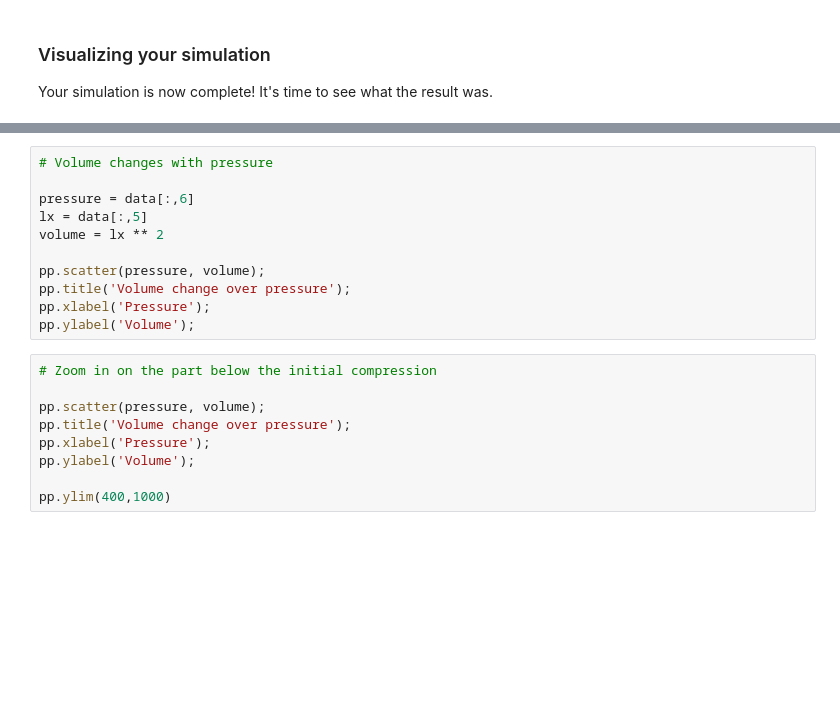
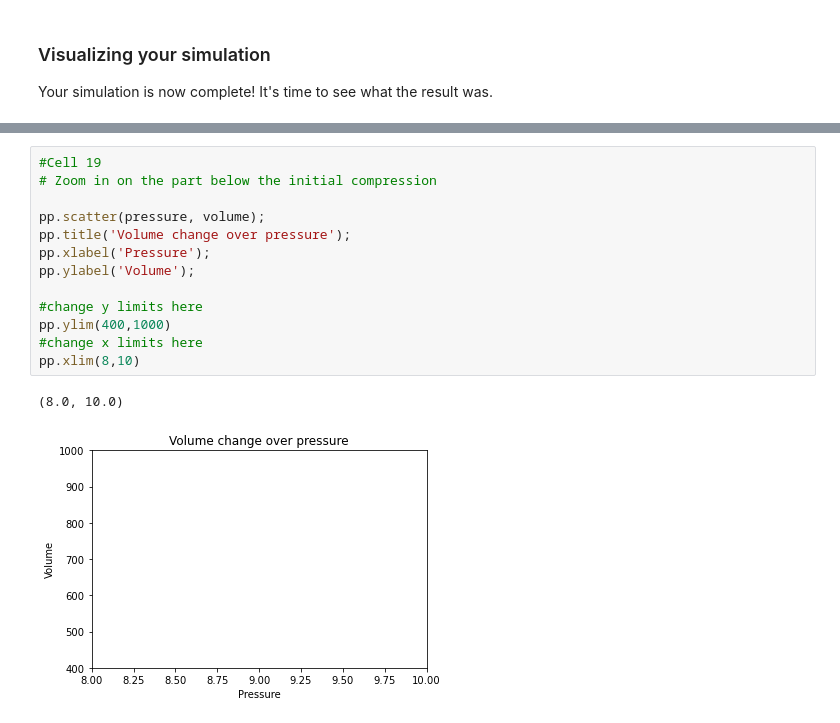
Before and after one commit to mmartirossyan/CCMR-CapeCrystal, a Jupyter notebook: mixed_shapes_2d.ipynb, the cells around one changed output, grey strips where cells are left out. Cells and saved outputs as stored; diff of their text form; blank space fills up the shorter version.

```diff
--- a/mixed_shapes_2d.ipynb
+++ b/mixed_shapes_2d.ipynb
@@ -316,20 +364,16 @@ pp.ylabel('Volume');
 # %%
-# Volume changes with pressure
-
-pressure = data[:,6]
-lx = data[:,5]
-volume = lx ** 2
+#Cell 19
+# Zoom in on the part below the initial compression
 
 pp.scatter(pressure, volume);
 pp.title('Volume change over pressure');
 pp.xlabel('Pressure');
 pp.ylabel('Volume');
+
+#change y limits here
+pp.ylim(400,1000)
+#change x limits here
+pp.xlim(8,10)
+# %% [output]
+(8.0, 10.0)
+[figure, added]
-# %%
-# Zoom in on the part below the initial compression
-
-pp.scatter(pressure, volume);
-pp.title('Volume change over pressure');
-pp.xlabel('Pressure');
-pp.ylabel('Volume');
-
-pp.ylim(400,1000)
```
Also changed, not shown: parts of 30 cells of this notebook, 8 other files.
